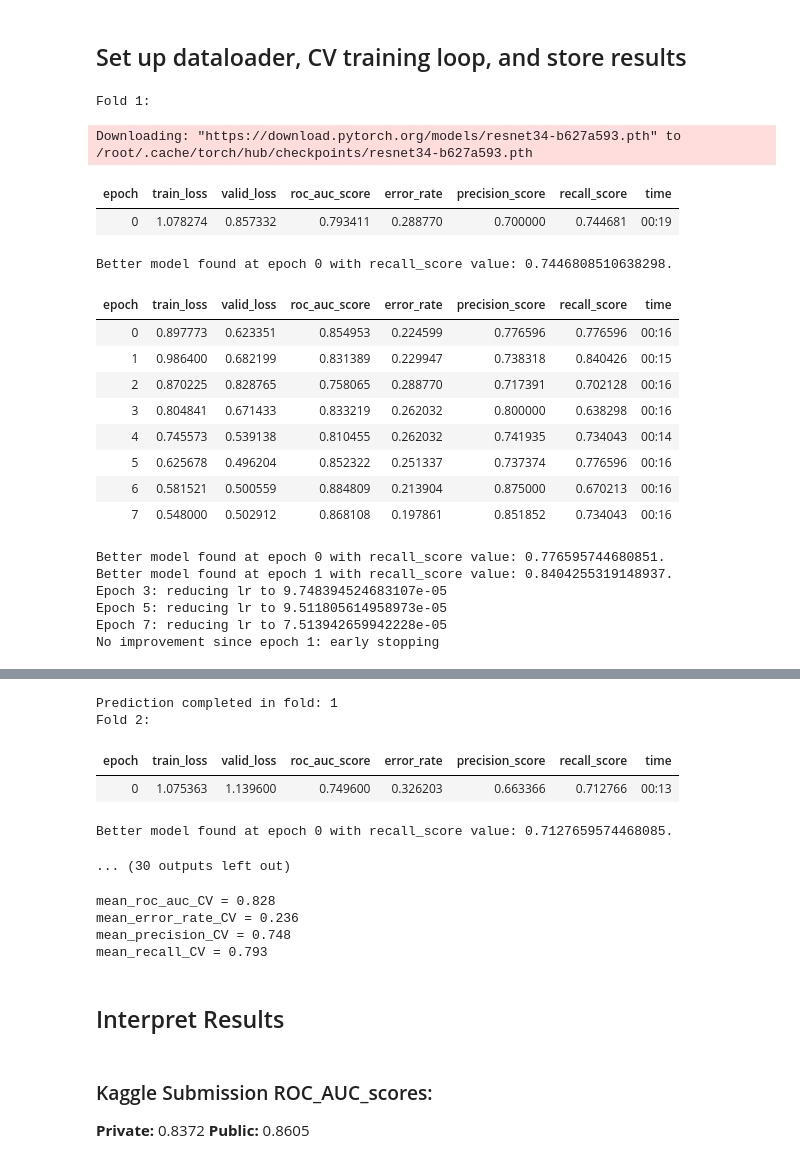
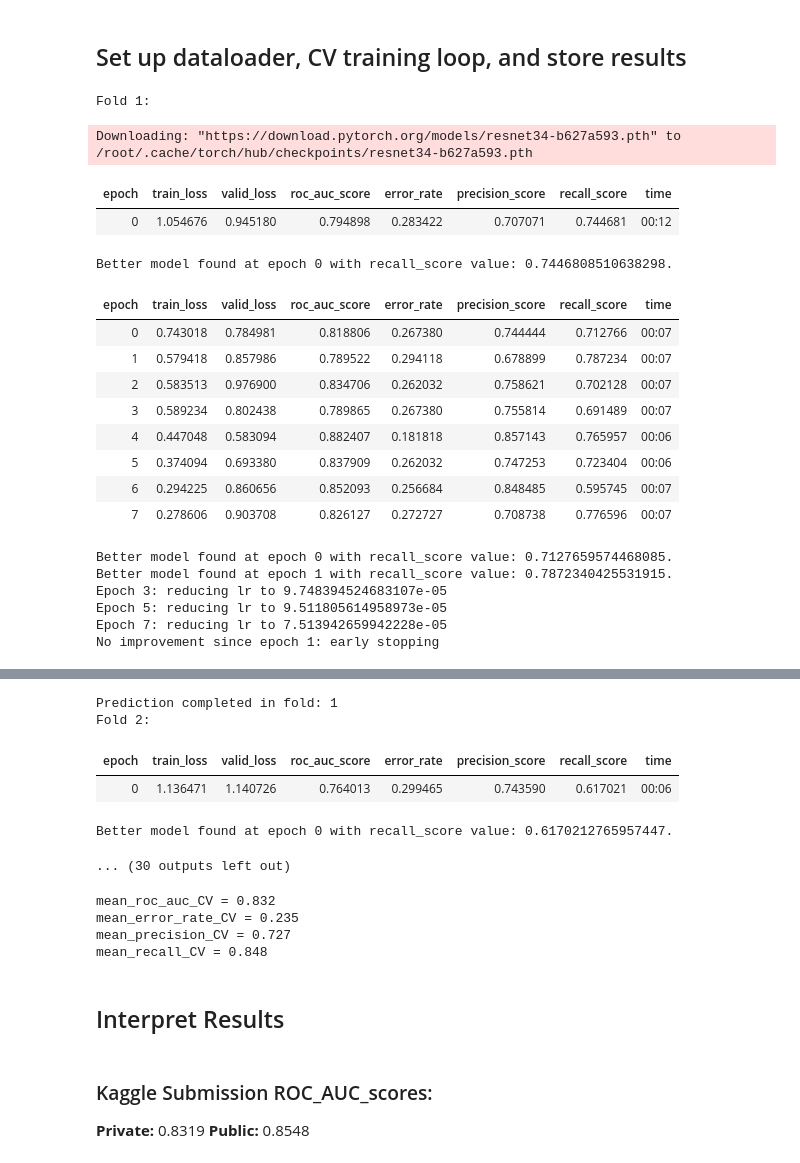
Before and after one commit to caitlinruble/Skin-Cancer-Image-Detection, a Jupyter notebook: melanoma-detection-using-fastai-on-resnet34-base.ipynb, the cells around one changed output, grey strips where cells are left out. Saved outputs shown, nothing was run; the diff lists cells and outputs as text; code cells hidden in the pictures.

```diff
--- a/melanoma-detection-using-fastai-on-resnet34-base.ipynb
+++ b/melanoma-detection-using-fastai-on-resnet34-base.ipynb
@@ -214,7 +241,8 @@ valid_preds = np.zeros((valid_ims.shape[0],2))
 kaggle_preds = np.zeros((test.shape[0],2))
 
 #choose batch transforms, batch size, and the name of
-b_tfms = [*aug_transforms(do_flip=True, flip_vert=True, max_rotate=45.0, max_zoom=1.1, size=224, max_lighting=0.2, max_warp=0.4, p_affine=0.75, p_lighting=0.75, xtra_tfms=None, mode='bilinear'),Normalize.from_stats(*imagenet_stats)]
+b_tfms = [#*aug_transforms(do_flip=True, flip_vert=True, max_rotate=45.0, max_zoom=1.1, size=224, max_lighting=0.2, max_warp=0.4, p_affine=0.75, p_lighting=0.75, xtra_tfms=None, mode='bilinear'),
+          Normalize.from_stats(*imagenet_stats)]
 batch_size=8
 
 for fold in range(1,6):
@@ -233,44 +261,44 @@ for fold in range(1,6):
                      comp = np.greater,            #specify that when the roc_auc_score increases, that's considered better
                      with_opt=True),               #saves optimizer state, if available, when saving model
                     ReduceLROnPlateau(monitor = 'recall_score', comp = np.greater, patience=2),
                     EarlyStoppingCallback(monitor = 'recall_score', comp=np.greater, patience=6)])
 
     learn.load(f'resnet34_recall_fold{fold}',
                device=device,     #ensure the loaded model uses the active cuda:0 device
                with_opt=True,     #load optimizer state
                strict=True)
 
     test_dl = learn.dls.test_dl(valid_ims)
     preds, _ = learn.tta(dl=test_dl)
     valid_preds += preds.numpy()
 
     kag_dl = learn.dls.test_dl(test)
     preds, _ = learn.get_preds(dl=kag_dl)
     kaggle_preds += preds.numpy()
 
     print(f'Prediction completed in fold: {fold}')
 
     fold+=1
 
 kaggle_pred = kaggle_preds/5
 valid_preds = valid_preds/5
 # %% [output]
 Fold 1:
 Downloading: "https://download.pytorch.org/models/resnet34-b627a593.pth" to /root/.cache/torch/hub/checkpoints/resnet34-b627a593.pth
 | epoch | train_loss | valid_loss | roc_auc_score | error_rate | precision_score | recall_score | time |
-| 0 | 1.078274 | 0.857332 | 0.793411 | 0.288770 | 0.700000 | 0.744681 | 00:19 |
+| 0 | 1.054676 | 0.945180 | 0.794898 | 0.283422 | 0.707071 | 0.744681 | 00:12 |
 Better model found at epoch 0 with recall_score value: 0.7446808510638298.
 | epoch | train_loss | valid_loss | roc_auc_score | error_rate | precision_score | recall_score | time |
-| 0 | 0.897773 | 0.623351 | 0.854953 | 0.224599 | 0.776596 | 0.776596 | 00:16 |
-| 1 | 0.986400 | 0.682199 | 0.831389 | 0.229947 | 0.738318 | 0.840426 | 00:15 |
-| 2 | 0.870225 | 0.828765 | 0.758065 | 0.288770 | 0.717391 | 0.702128 | 00:16 |
-| 3 | 0.804841 | 0.671433 | 0.833219 | 0.262032 | 0.800000 | 0.638298 | 00:16 |
-| 4 | 0.745573 | 0.539138 | 0.810455 | 0.262032 | 0.741935 | 0.734043 | 00:14 |
-| 5 | 0.625678 | 0.496204 | 0.852322 | 0.251337 | 0.737374 | 0.776596 | 00:16 |
-| 6 | 0.581521 | 0.500559 | 0.884809 | 0.213904 | 0.875000 | 0.670213 | 00:16 |
-| 7 | 0.548000 | 0.502912 | 0.868108 | 0.197861 | 0.851852 | 0.734043 | 00:16 |
+| 0 | 0.743018 | 0.784981 | 0.818806 | 0.267380 | 0.744444 | 0.712766 | 00:07 |
+| 1 | 0.579418 | 0.857986 | 0.789522 | 0.294118 | 0.678899 | 0.787234 | 00:07 |
+| 2 | 0.583513 | 0.976900 | 0.834706 | 0.262032 | 0.758621 | 0.702128 | 00:07 |
+| 3 | 0.589234 | 0.802438 | 0.789865 | 0.267380 | 0.755814 | 0.691489 | 00:07 |
+| 4 | 0.447048 | 0.583094 | 0.882407 | 0.181818 | 0.857143 | 0.765957 | 00:06 |
+| 5 | 0.374094 | 0.693380 | 0.837909 | 0.262032 | 0.747253 | 0.723404 | 00:06 |
+| 6 | 0.294225 | 0.860656 | 0.852093 | 0.256684 | 0.848485 | 0.595745 | 00:07 |
+| 7 | 0.278606 | 0.903708 | 0.826127 | 0.272727 | 0.708738 | 0.776596 | 00:07 |
-Better model found at epoch 0 with recall_score value: 0.776595744680851.
-Better model found at epoch 1 with recall_score value: 0.8404255319148937.
+Better model found at epoch 0 with recall_score value: 0.7127659574468085.
+Better model found at epoch 1 with recall_score value: 0.7872340425531915.
 Epoch 3: reducing lr to 9.748394524683107e-05
 Epoch 5: reducing lr to 9.511805614958973e-05
 Epoch 7: reducing lr to 7.513942659942228e-05
@@ -281,27 +309,24 @@ No improvement since epoch 1: early stopping
 Prediction completed in fold: 1
 Fold 2:
 | epoch | train_loss | valid_loss | roc_auc_score | error_rate | precision_score | recall_score | time |
-| 0 | 1.075363 | 1.139600 | 0.749600 | 0.326203 | 0.663366 | 0.712766 | 00:13 |
+| 0 | 1.136471 | 1.140726 | 0.764013 | 0.299465 | 0.743590 | 0.617021 | 00:06 |
-Better model found at epoch 0 with recall_score value: 0.7127659574468085.
+Better model found at epoch 0 with recall_score value: 0.6170212765957447.
 ... (30 outputs left out)
 # %%
-import statistics
-import numpy as np
-
-mean_roc_auc = statistics.mean([0.831389,0.868909,0.792038,0.813658,0.834592])
-mean_error = statistics.mean([0.229947, 0.224599, 0.251337, 0.251337,0.224599])
-mean_precision = statistics.mean([0.738318, 0.782609, 0.752688, 0.701754, 0.762887])
-mean_recall = statistics.mean([0.765957,0.787234,0.808511,0.806452,0.795699])
+mean_roc_auc = statistics.mean([0.839053,0.837337,0.842599,0.790208,0.848890])
+mean_error = statistics.mean([0.208556,0.240642,0.203209,0.294118,0.229947])
+mean_precision = statistics.mean([0.752294,0.720721,0.741379,0.675926,0.745098])
+mean_recall = statistics.mean([0.872340,0.851064,0.914894,0.784946,0.817204])
 
 print(f'mean_roc_auc_CV = {np.round(mean_roc_auc,3)}')
 print(f'mean_error_rate_CV = {np.round(mean_error,3)}')
 print(f'mean_precision_CV = {np.round(mean_precision,3)}')
 print(f'mean_recall_CV = {np.round(mean_recall,3)}')
 # %% [output]
-mean_roc_auc_CV = 0.828
-mean_error_rate_CV = 0.236
-mean_precision_CV = 0.748
-mean_recall_CV = 0.793
+mean_roc_auc_CV = 0.832
+mean_error_rate_CV = 0.235
+mean_precision_CV = 0.727
+mean_recall_CV = 0.848
 # %% [markdown]
 ## Interpret Results
 # %%
@@ -313,8 +338,8 @@ submission = pd.DataFrame({'image_name':ss['image_name'], 'target':list(kaggle_p
 submission.to_csv(sub_file_name, index=False)
 # %% [markdown]
 ### Kaggle Submission ROC_AUC_scores:
-**Private:** 0.8372
-**Public:** 0.8605
+**Private:** 0.8319
+**Public:** 0.8548
 # %%
 #transfer averaged CV results into a DataFrame for visualization and to calculate the relevent metrics
 test_res = pd.DataFrame({'image_name':valid_ims['image_name'], 'true_label':valid_ims['target'] ,'target_preds':list(valid_preds[:,1])})
```
Also changed, not shown: parts of 8 cells of this notebook.
